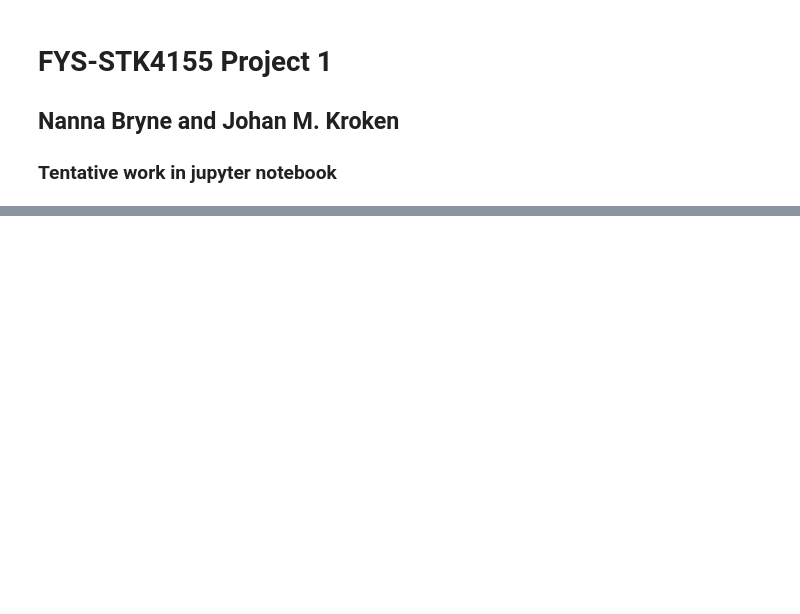
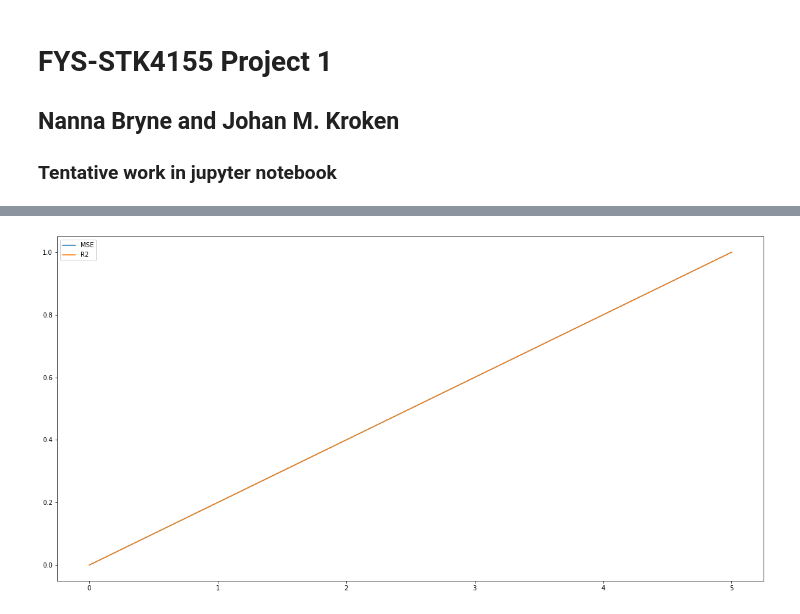
Before and after one commit to Johanmkr/FYS-STK4155colab, a Jupyter notebook: project1/code/project1.ipynb, the cells around one changed output, grey strips where cells are left out. Saved outputs shown, nothing was run; the diff lists cells and outputs as text; code cells hidden in the pictures; blank space fills up the shorter version.

```diff
--- a/project1/code/project1.ipynb
+++ b/project1/code/project1.ipynb
@@ -92,0 +129,9 @@ plt.show()
+# %%
+fig, ax = plt.subplots()
+plt.plot(ns, mses/mses.max(), label="MSE")
+plt.plot(ns, r2s/r2s.max(), label="R2")
+plt.legend()
+# plt.tight_layout()
+plt.show()
+# %% [output]
+[figure, added]
```
Also changed, not shown: parts of 4 cells of this notebook.
